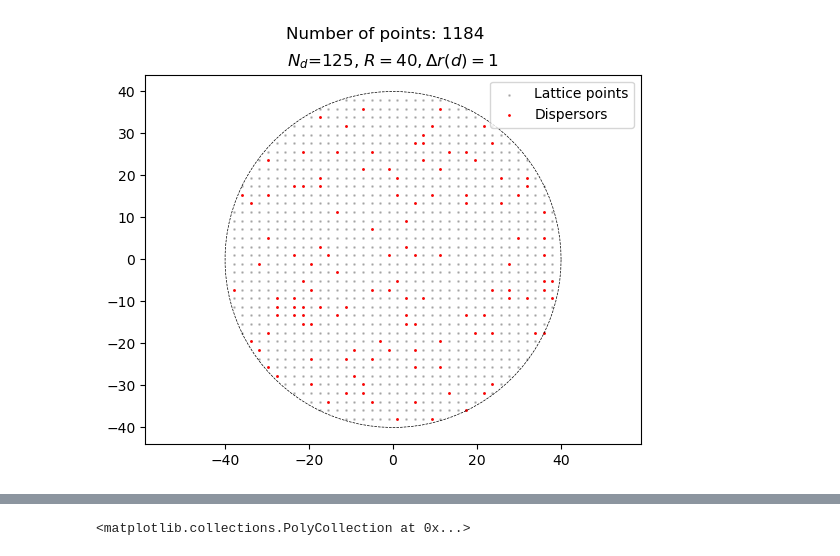
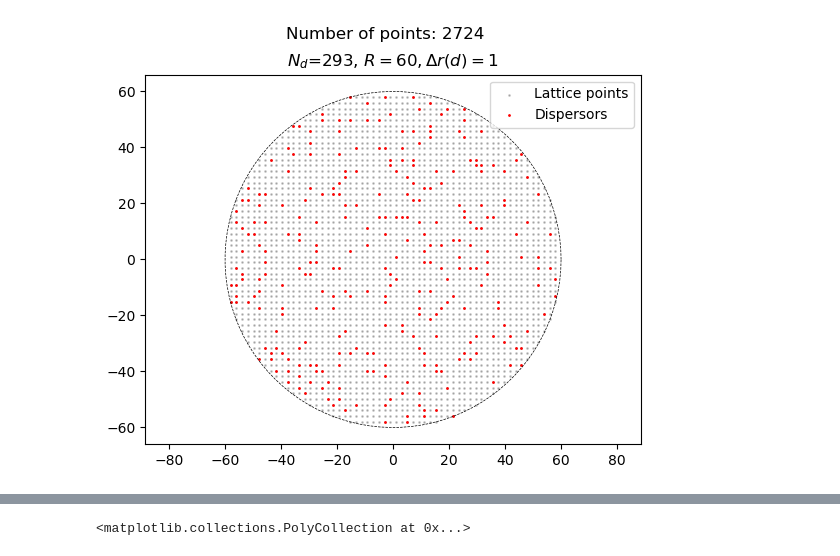
Before and after one commit to pfargas/Disordered-Quantum-Gases, a Jupyter notebook: localization_matrix.ipynb, the cells around one changed output, grey strips where cells are left out. Drawn from its saved outputs; the diff is of its cells as text; code cells hidden in the pictures.

Commit message:
last plot in localization matrix done with around 300 dispersors

```diff
--- a/localization_matrix.ipynb
+++ b/localization_matrix.ipynb
@@ -23,29 +23,30 @@ def generate_circular_lattice(radius=2, spacing=1, n=None):
     return X, Y
 # %%
 R=40
+R=60
 spacing=1
 
 X,Y=generate_circular_lattice(radius=R, spacing=spacing)
 
 # choose each point with probability p
 p=.1
 np.random.seed(42) # !!!for reproducibility
 mask = np.random.rand(len(X)) < p
 X_dispersors=X[mask]
 Y_dispersors=Y[mask]
 
 plt.scatter(X, Y, s=1, label='Lattice points', color=(0,0,0,0.2))
 plt.scatter(X_dispersors, Y_dispersors, s=1, label='Dispersors', c='r')
 plt.title(f'$N_d$={len(X_dispersors)}, $R={R}, \Delta r (d)={spacing}$')
 plt.suptitle(f'Number of points: {len(X)}')
 # print(f'Number of dispersors: {len(X_dispersors)}')
 # plot a circle of radius R
 t = np.linspace(0, 2*pi, 100)
 plt.plot(R*np.cos(t), R*np.sin(t), 'k--', linewidth=0.5)
 plt.legend()
 plt.axis('equal');
 # %% [output]
-[figure, old version]
+[figure, new version]
 # %%
 m_matrix = np.zeros((len(X_dispersors), len(Y_dispersors)), dtype=np.complex128)
 energy = 1
```
Also changed, not shown: parts of 2 cells of this notebook.
